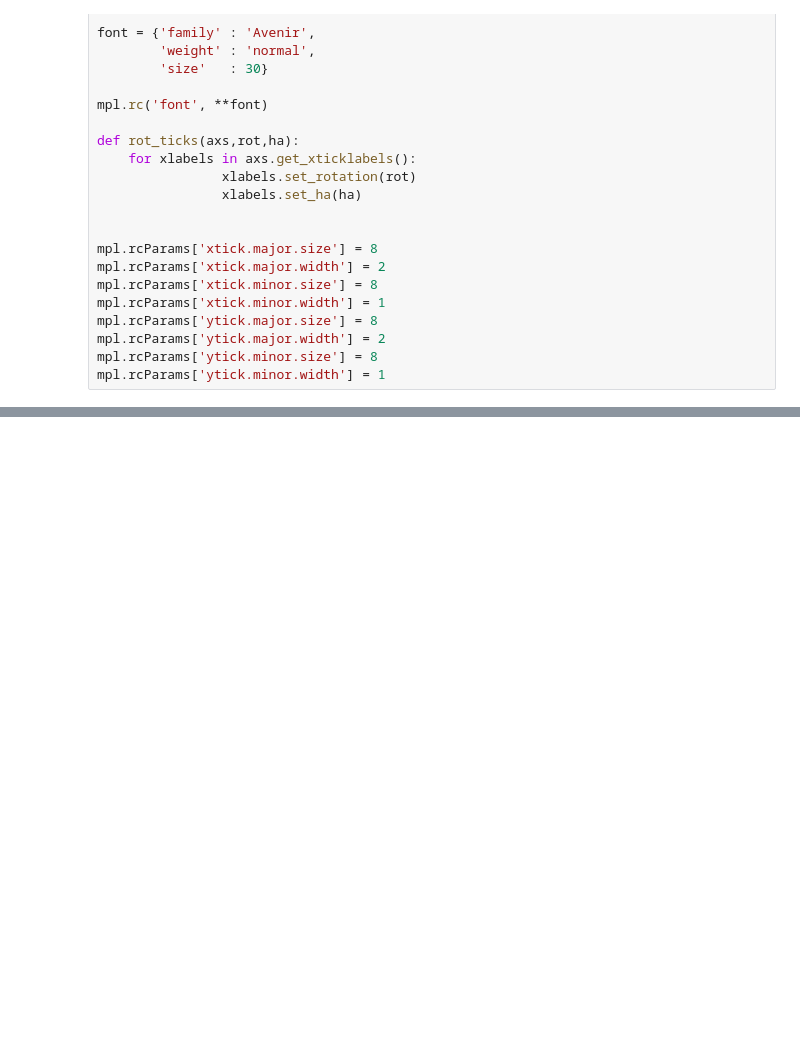
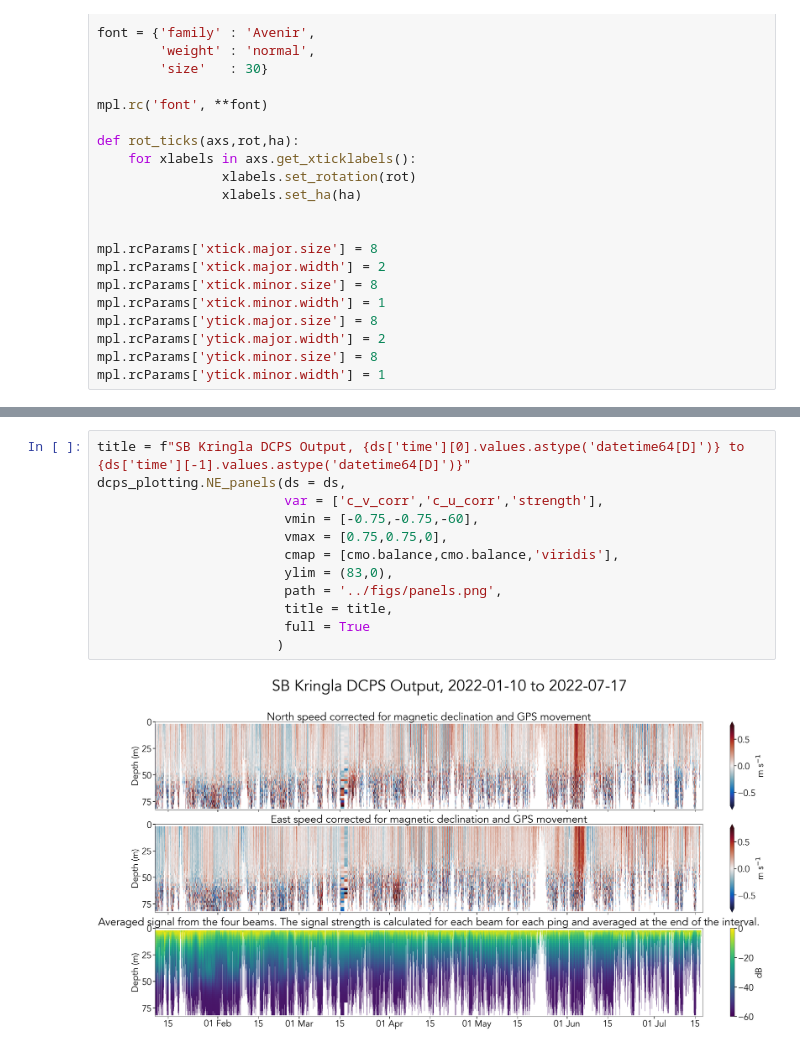
Before and after one commit to jmedholm/sailbuoy_processing, a Jupyter notebook: code/dcps.ipynb, the cells around one changed output, grey strips where cells are left out. Saved outputs shown, nothing was run; the diff lists cells and outputs as text; blank space fills up the shorter version.

```diff
--- a/code/dcps.ipynb
+++ b/code/dcps.ipynb
@@ -118,0 +139,14 @@ Attributes:
+# %%
+title = f"SB Kringla DCPS Output, {ds['time'][0].values.astype('datetime64[D]')} to {ds['time'][-1].values.astype('datetime64[D]')}"
+dcps_plotting.NE_panels(ds = ds,
+                        var = ['c_v_corr','c_u_corr','strength'],
+                        vmin = [-0.75,-0.75,-60],
+                        vmax = [0.75,0.75,0],
+                        cmap = [cmo.balance,cmo.balance,'viridis'],
+                        ylim = (83,0),
+                        path = '../figs/panels.png',
+                        title = title,
+                        full = True
+                       )
+# %% [output]
+[figure, added]
```
Also changed, not shown: parts of 33 cells of this notebook, 2 other files.
